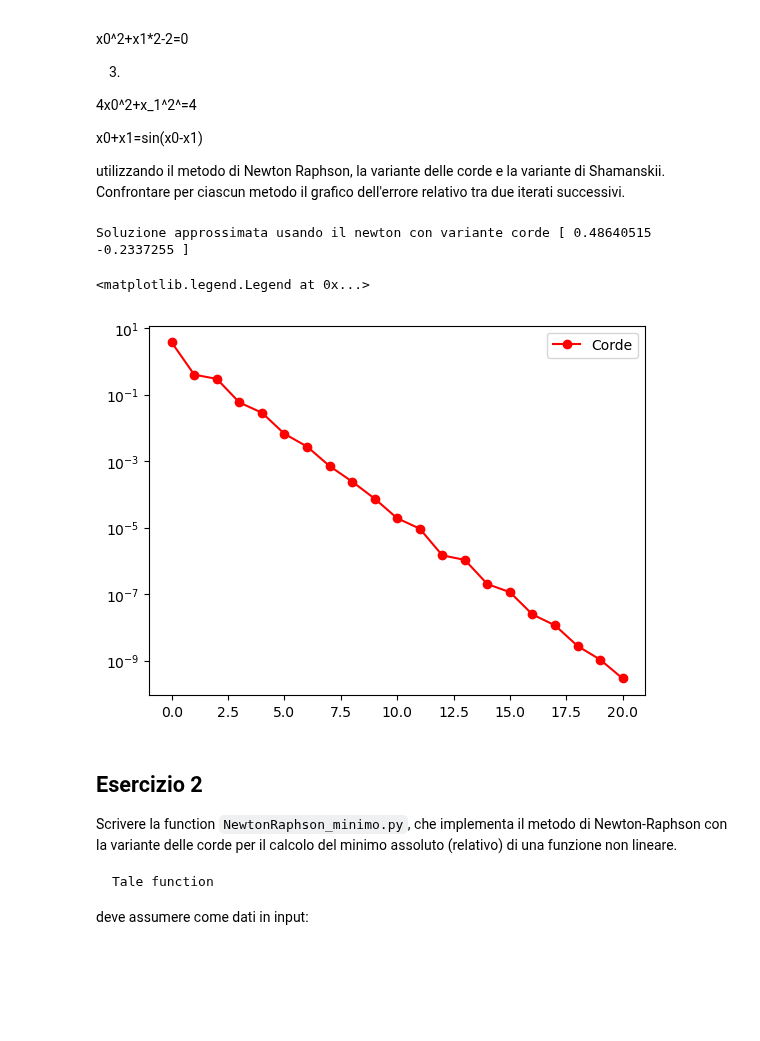
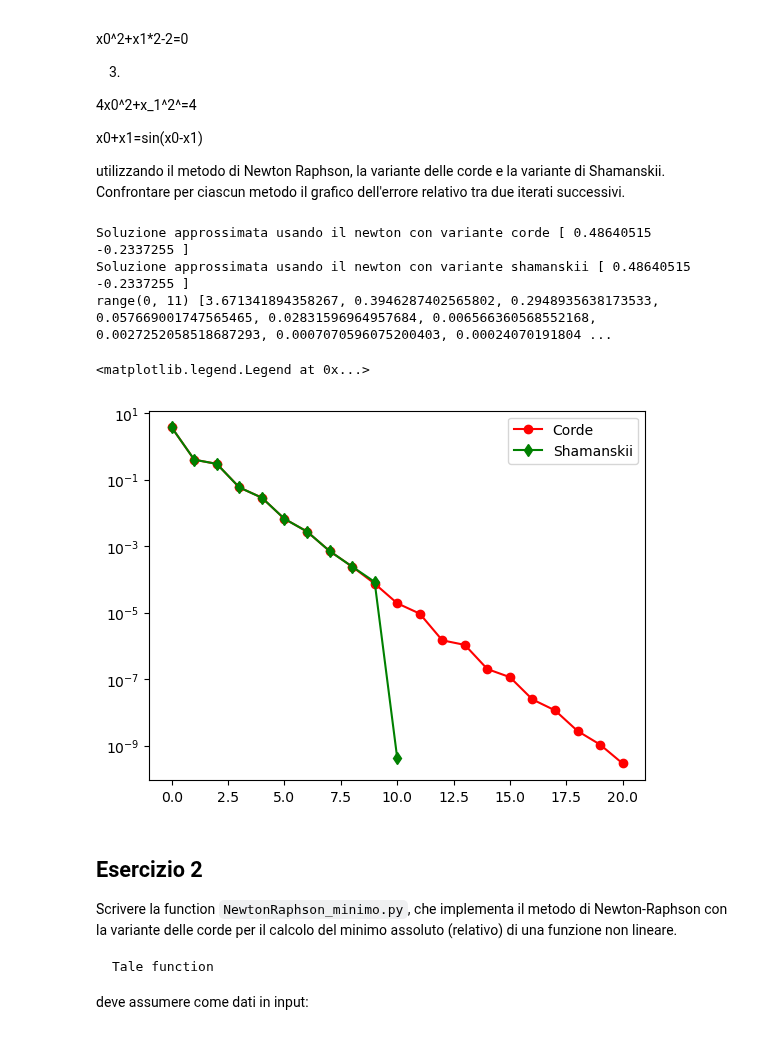
Before and after one commit to Giock24/Metodi-Numerici-Lab, a Jupyter notebook: Lezione 7/Esercitazione7.ipynb, the cells around one changed output. Saved outputs shown, nothing was run; the diff lists cells and outputs as text; code cells hidden in the pictures; blank space fills up the shorter version.

```diff
--- a/Lezione 7/Esercitazione7.ipynb
+++ b/Lezione 7/Esercitazione7.ipynb
@@ -82,36 +82,36 @@ effettuate, nit.
 def NewtonRaphson_sham(fname, JacNam, X0, tolx, tolf, NMAX):
 
     matjac = JacNam(X0)
-    if :
+    if np.linalg.det(matjac) == 0:
         print("La matrice dello Jacobiano calcolata nell'iterato precedente non è a rango massimo")
         return None,None,None
 
     s = -np.linalg.solve(matjac, fname(X0))
     # Aggiornamento della soluzione
-    it = 1
-    x1 = x0 + s
-    fx1 = fun(x1)
+    nit = 1
+    x1 = X0 + s
+    fx1 = fname(x1)
 
     Xm = [np.linalg.norm(s, 1)/np.linalg.norm(x1,1)]
     update=10  #Numero di iterazioni durante le quali non si aggiorna la valutazione dello Jacobiano nell'iterato attuale
     while (np.linalg.norm(x1 - X0, 1)/np.linalg.norm(X0, 1) >= tolx and np.linalg.norm(fname(x1)) >= tolf and nit <= NMAX):
         X0 =  x1
-        it += 1
-        if it%update==0:   #Valuto la matrice di iterazione nel nuovo iterato ogni "update" iterazioni
+        nit += 1
+        if nit%update==0:   #Valuto la matrice di iterazione nel nuovo iterato ogni "update" iterazioni
             matjac = JacNam(X0)
 
-            if :
+            if np.linalg.det(matjac) == 0:
                print("La matrice dello Jacobiano calcolata nell'iterato precedente non è a rango massimo")
                return None,None,None
             else:
-               s = #to do
+               s = -np.linalg.solve(matjac, fname(X0))
         else:
-          s = -#to do
+          s = -np.linalg.solve(matjac, fname(X0))
 
-    # Aggiornamento della soluzione
-    x1 = #to do
-    fx1 = fun(x1)
-    Xm.append(np.linalg.norm(s, 1)/np.linalg.norm(x1,1))
+        # Aggiornamento della soluzione
+        x1 = X0 + s
+        fx1 = fname(x1)
+        Xm.append(np.linalg.norm(s, 1)/np.linalg.norm(x1,1))
 
     # x1 = vettore approssimato dello zero
     # xM = vettore errore relativo tra due iterati successivi
@@ -139,32 +139,37 @@ Confrontare per ciascun metodo il grafico dell'errore relativo tra due iterati s
 # %%
 # è stato fatto nella esercitazione 6
 # ora li sto provando a fare da solo
 fname = lambda x : [ 2*x[0]-math.cos(x[1]), math.sin(x[0])+2*x[1] ]
 #x0 = sym.symbols('x0')
 #x1 = sym.symbols('x1')
 
 # RICORDA: non puoi usare math.cos se no non ti fa la derivata e ti da
 # errore dicendoti che deve fare la conversione di una funzione sconosciuta
 # quindi usa sys.cos
 #f1 = 2*x0-sym.cos(x1)
 #f2 = sym.sin(x0)+2*x1
 
 JacNam = lambda x : np.array([ [2, math.sin(x[1])], [math.cos(x[0]), 2] ])
 #print(JacNam(1,2))
 NMAX = 500
 X0=np.array([-1,1])
 tolx=1e-10
 tolf=1e-10
 
 
-x1, Xm, nit = NewtonRaphson_corde(fname, JacNam, X0, tolx, tolf, NMAX)
+x1, XmC, nitC = NewtonRaphson_corde(fname, JacNam, X0, tolx, tolf, NMAX)
 print("Soluzione approssimata usando il newton con variante corde", x1)
-plt.semilogy(range(nit),Xm,'r-o')
-plt.legend(['Corde'])
+x1, XmS, nitS = NewtonRaphson_sham(fname, JacNam, X0, tolx, tolf, NMAX)
+print("Soluzione approssimata usando il newton con variante shamanskii", x1)
+print(range(nitS),XmS)
+plt.semilogy(range(nitC),XmC,'r-o', range(nitS),XmS,'g-d')
+plt.legend(['Corde','Shamanskii'])
 # %% [output]
 Soluzione approssimata usando il newton con variante corde [ 0.48640515 -0.2337255 ]
+Soluzione approssimata usando il newton con variante shamanskii [ 0.48640515 -0.2337255 ]
+range(0, 11) [3.671341894358267, 0.3946287402565802, 0.2948935638173533, 0.057669001747565465, 0.02831596964957684, 0.006566360568552168, 0.0027252058518687293, 0.0007070596075200403, 0.00024070191804 ...
 <matplotlib.legend.Legend at 0x...>
-[figure, old version]
+[figure, new version]
 # %% [markdown]
 ## Esercizio 2
 Scrivere la function `NewtonRaphson_minimo.py`, che implementa il metodo di Newton-Raphson con la variante delle corde
```
